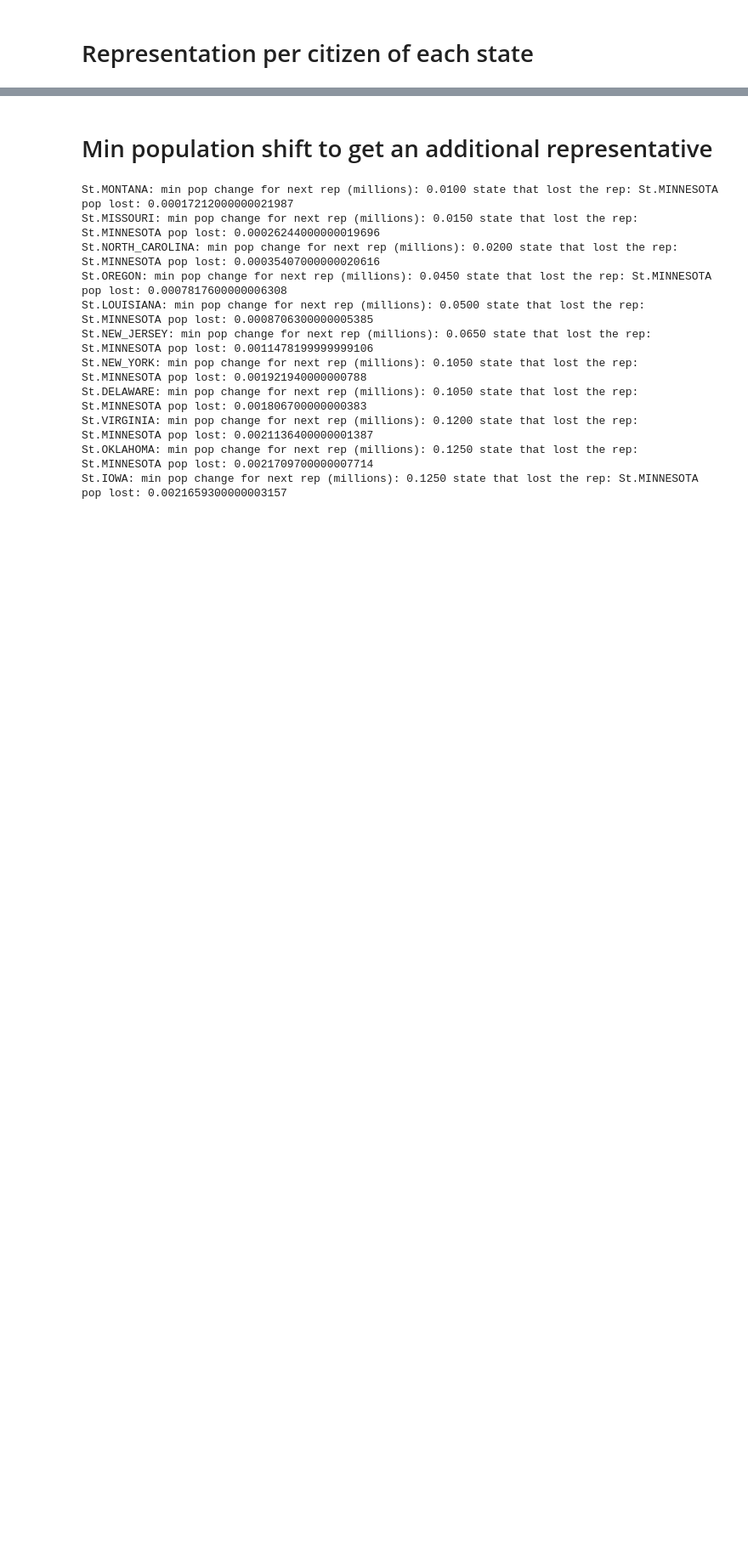
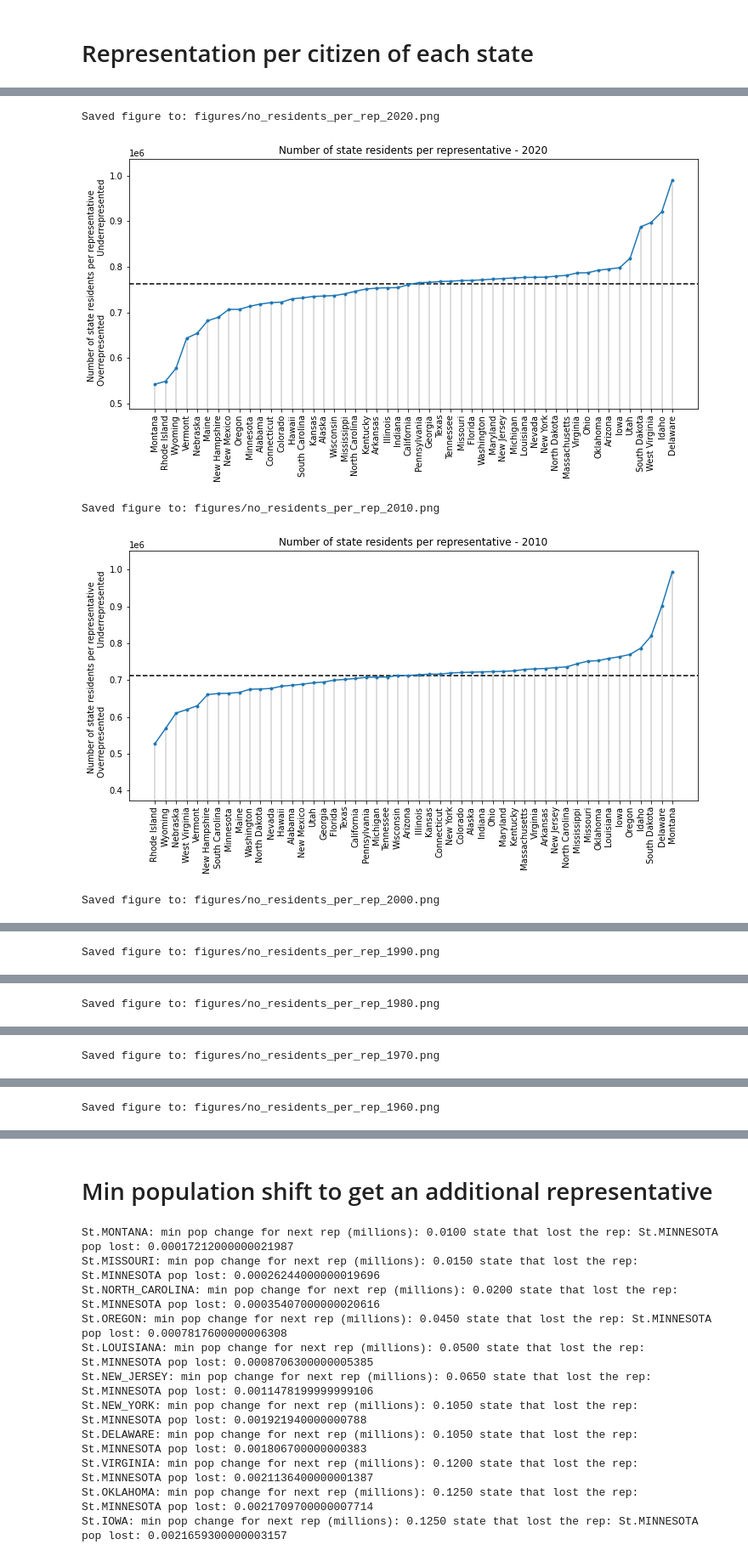
Before and after one commit to smrfeld/house-of-reps, a Jupyter notebook: notebooks/analyze.ipynb, the cells around one changed output, grey strips where cells are left out. Shown: that part at 85% size. Saved outputs shown, nothing was run; the diff lists cells and outputs as text; code cells hidden in the pictures; blank space fills up the shorter version.

Commit message:
historical data

```diff
--- a/notebooks/analyze.ipynb
+++ b/notebooks/analyze.ipynb
@@ -44,0 +37,19 @@ plt.show()
+# %%
+house = HouseOfReps()
+
+residents_per_rep = {}
+for year in Year:
+    residents_per_rep[year.value] = {}
+
+    house.reset_pops_assigned_to_true(year, PopType.APPORTIONMENT)
+
+    for st, state in house.states.items():
+        if st != St.DISTRICT_OF_COLUMBIA:
+            residents_per_rep[year.value][st.name] = 1e6 * state.pop_true[year].apportionment / state.no_reps_true[year].voting
+            # print(st.name," ",residents_per_rep)
+
+    fair = 1e6 * house.get_total_us_pop_true(year,PopType.APPORTIONMENT) / 435.0
+    residents_per_rep[year.value]['fair'] = fair
+
+# Write
+write_csv_residents_per_rep("analyze_data/residents_per_rep.csv",residents_per_rep)
@@ -44,0 +58,37 @@ plt.show()
+# %%
+df = pd.read_csv('analyze_data/residents_per_rep.csv')
+
+for year in Year:
+    df_year = df[df['year'] == int(year.value)]
+    fair = float(df_year[df_year['state'] == 'fair']['residents per rep'])
+    df_year = df_year[df_year['state'] != 'fair']
+
+    df_year = df_year.sort_values(by=['residents per rep'])
+
+    xticks = list(df_year['state'])
+    y = list(df_year['residents per rep'])
+    x = np.arange(0,len(xticks))
+
+    min_delta = fair - min(y)
+    max_delta = max(y) - fair
+    delta = 1.2*max(min_delta, max_delta)
+
+    plt.figure(figsize=(12,6))
+    plt.axhline(fair,linestyle='dashed',color='black')
+    plt.xticks(x, xticks, rotation=90)
+    plt.plot(x, y, '.-')
+    plt.vlines(x, [0], y, color='lightgray')
+    plt.ylabel("Number of state residents per representative \n Overrepresented                      Underrepresented")
+    plt.ylim(fair-delta,fair+delta)
+    plt.title('Number of state residents per representative - %s' % year.value)
+
+    plt.subplots_adjust(bottom=0.2)
+    save_fig('no_residents_per_rep_%s.png' % year.value)
+
+    plt.show()
+# %% [output]
+Saved figure to: figures/no_residents_per_rep_2020.png
+[figure, added]
+Saved figure to: figures/no_residents_per_rep_2010.png
+[figure, added]
+Saved figure to: figures/no_residents_per_rep_2000.png
@@ -44,0 +96 @@ plt.show()
+Saved figure to: figures/no_residents_per_rep_1990.png
@@ -44,0 +98 @@ plt.show()
+Saved figure to: figures/no_residents_per_rep_1980.png
@@ -44,0 +100 @@ plt.show()
+Saved figure to: figures/no_residents_per_rep_1970.png
@@ -44,0 +102 @@ plt.show()
+Saved figure to: figures/no_residents_per_rep_1960.png
```
Also changed, not shown: parts of 22 cells of this notebook, 11 other files.
